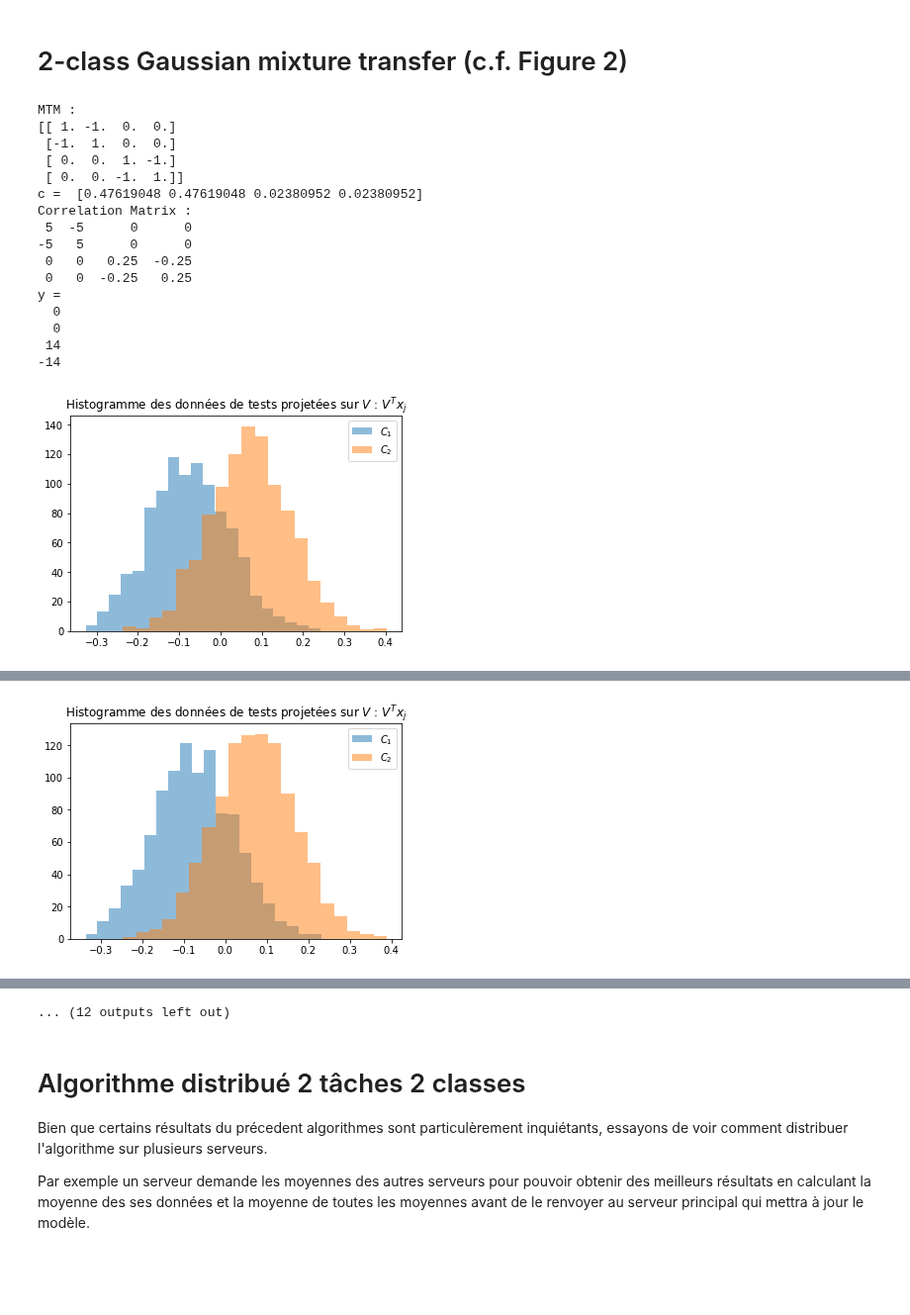
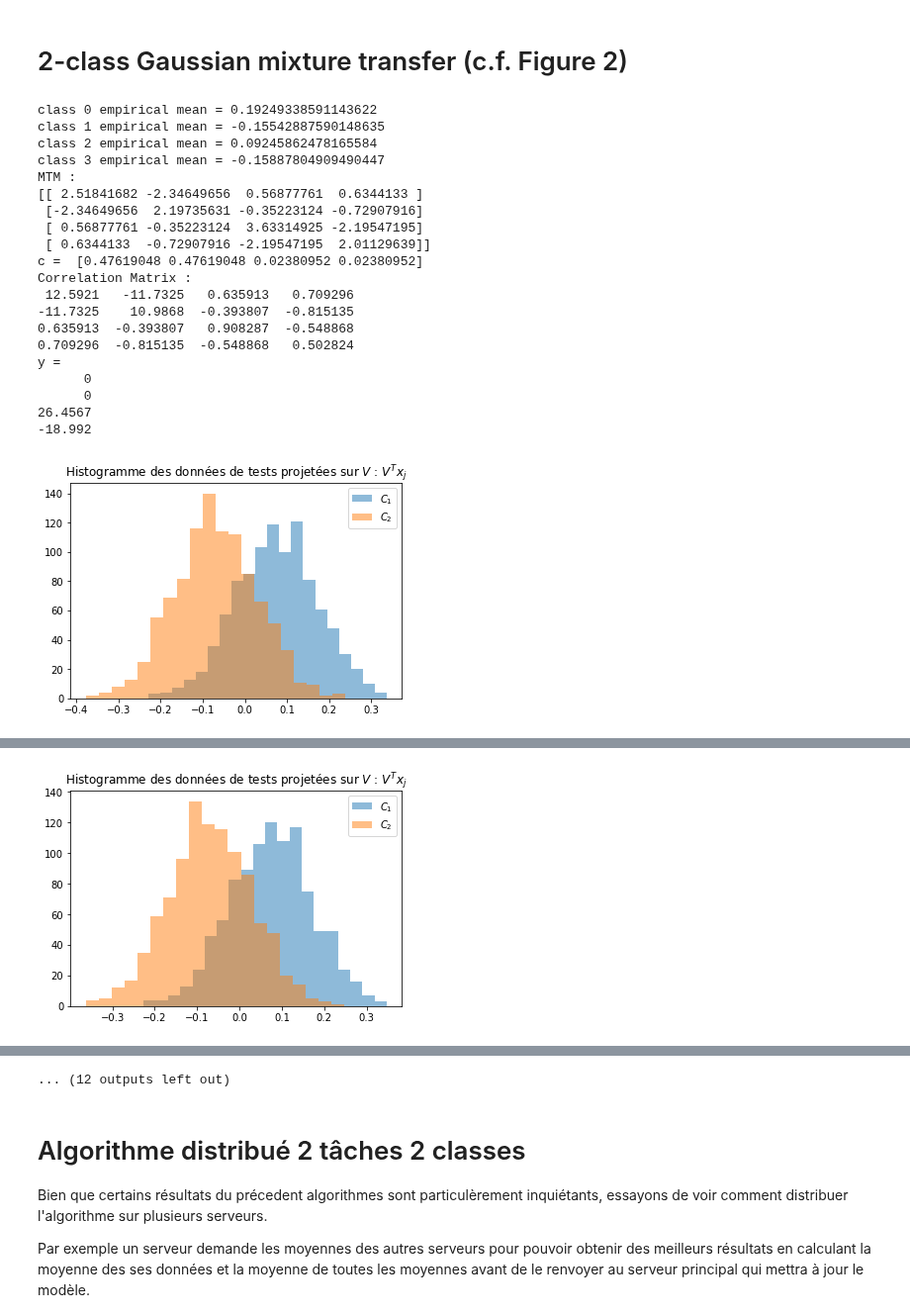
Before and after one commit to Sami-fak/DistributedMTLSPCA, a Jupyter notebook: binary-based_MTL.ipynb, the cells around one changed output, grey strips where cells are left out. Shown at 99% size. Drawn from its saved outputs; the diff is of its cells as text; code cells hidden in the pictures; blank space fills up the shorter version.

Commit message:
Figure 2 OK avec moyennes empiriques. S'attaquer au Federated Learning

```diff
--- a/binary-based_MTL.ipynb
+++ b/binary-based_MTL.ipynb
@@ -652,71 +666,80 @@ emp_rate, th_rate = [], []
 for b in beta:
     # on crée les données synthétiques
     M = mean_matrix(b, p)
-    #print(M)
+# #     print(M)
     X = gaussian_synthetic_data(n, p, m, t, n_t, M)
     X_test = gaussian_synthetic_data(n, p, m, 1, n_t_test, [M[1]])
     X = normalisation(X, p)
     X_test = normalisation(X_test, p)
-    #X = normalisation_old(X, t, m)
-    # Malik's normalization (dividing by sqrt(p))
-    #X_train, X_test, n_t_train, n_t_test = train_test_split_data(X, 0.8, t, m)
-    #y = create_labels(t,m)
+#     X = normalisation_old(X, t, m)
+#     Malik's normalization (dividing by sqrt(p))
+#     X_train, X_test, n_t_train, n_t_test = train_test_split_data(X, 0.8, t, m)
+#     y = create_labels(t,m)
 
     # On calcule les moyennes empiriques
-    #M_mean = empirical_mean(t, m, X_train, p, n_t_train)
-    M_mean = true_mean(M, p, t, m)
-    print("MTM : ")
+    M_mean = empirical_mean(t, m, X_train, p, n_t_train)
+    M_true = true_mean(M, p, t, m)
+#     print("MTM : ")
     MM = np.transpose(M_mean).dot(M_mean)
-    print(MM)
+    MM_true = np.transpose(M_true).dot(M_true)
+#     print(MM)
     c = estimate_c(n_t, n, t, m)
     c0 = p/n
     Dc = np.diag(c)
-    print("c = ", c)
-    print("Correlation Matrix : ")
-    correlation_matrix = compute_M_cal(n,p,Dc,M_mean, display=False)
-    matprint(correlation_matrix)
+#     print("c = ", c)
+#     print("Correlation Matrix : ")
+    correlation_matrix = compute_M_cal(n,p,Dc, M_mean, display=False)
+    correlation_matrix_true = compute_M_cal(n,p,Dc, M_true, display=False)
+#     matprint(correlation_matrix)
     y = label_evaluation(t,m,Dc,correlation_matrix)
-    print("y = ")
-    matprint(y)
+    y_true = label_evaluation(t,m,Dc,correlation_matrix_true)
+#     print("y = ")
+#     matprint(y)
     X_train_aggregated = aggregate_array(X, p, n, t, m)
     X_test_aggregated = aggregate_array(X_test, p, sum(n_t_test[0]), 1, m)
     J = create_J(m, t, n, n_t)
 
     V = compute_V(y, X_train_aggregated, J, n)
+    V_true = compute_V(y_true, X_train_aggregated, J, n)
     debug_histogram(V, X_test_aggregated, n_t_test)
 #     print("V = ")
 #     print(V)
     m_t = create_mt(t, m, y, Dc, correlation_matrix)
-    print("m_t = ", m_t)
-    erreurs = compute_error_rate(X_test, V, m_t, 1, m, n_t_test, Dc, MM, c0)
-    emp_rate.append(erreurs[0])
-    th_rate.append(erreurs[1])
+    m_t_true = create_mt(t, m, y_true, Dc, correlation_matrix_true)
+#     print("m_t = ", m_t)
+#     erreurs = compute_error_rate(X_test, V, m_t, 1, m, n_t_test, Dc, MM, c0)
+    emp_rate.append(compute_error_rate(X_test, V, m_t, 1, m, n_t_test, Dc, MM, c0)[0])
+    th_rate.append(compute_error_rate(X_test, V_true, m_t_true, 1, m, n_t_test, Dc, MM_true, c0)[1])
 
     print(emp_rate, th_rate)
 
 plt.plot(beta, emp_rate, '-o', label='empirical rate')
 plt.plot(beta, th_rate, '-o', label='theoritical rate')
 plt.legend()
 plt.title("2-class Gaussian mixture transfer error rate")
 plt.xlabel("Task relatedness (beta)")
 plt.ylabel("error rate")
 plt.grid()
 plt.show()
 # %% [output]
+class 0 empirical mean = 0.19249338591143622
+class 1 empirical mean = -0.15542887590148635
+class 2 empirical mean = 0.09245862478165584
+class 3 empirical mean = -0.15887804909490447
 MTM :
-[[ 1. -1.  0.  0.]
- [-1.  1.  0.  0.]
- [ 0.  0.  1. -1.]
- [ 0.  0. -1.  1.]]
+[[ 2.51841682 -2.34649656  0.56877761  0.6344133 ]
+ [-2.34649656  2.19735631 -0.35223124 -0.72907916]
+ [ 0.56877761 -0.35223124  3.63314925 -2.19547195]
+ [ 0.6344133  -0.72907916 -2.19547195  2.01129639]]
 c =  [0.47619048 0.47619048 0.02380952 0.02380952]
 Correlation Matrix :
- 5  -5      0      0
--5   5      0      0
- 0   0   0.25  -0.25
- 0   0  -0.25   0.25
+ 12.5921   -11.7325   0.635913   0.709296
+-11.7325    10.9868  -0.393807  -0.815135
+0.635913  -0.393807   0.908287  -0.548868
+0.709296  -0.815135  -0.548868   0.502824
 y =
-  0
-  0
- 14
--14
+      0
+      0
+26.4567
+-18.992
-[figure, old version]
+[figure, new version]
@@ -740 +763 @@ arg q-func :
-[figure, old version]
+[figure, new version]
```
Also changed, not shown: parts of 14 cells of this notebook, 1 other file.
